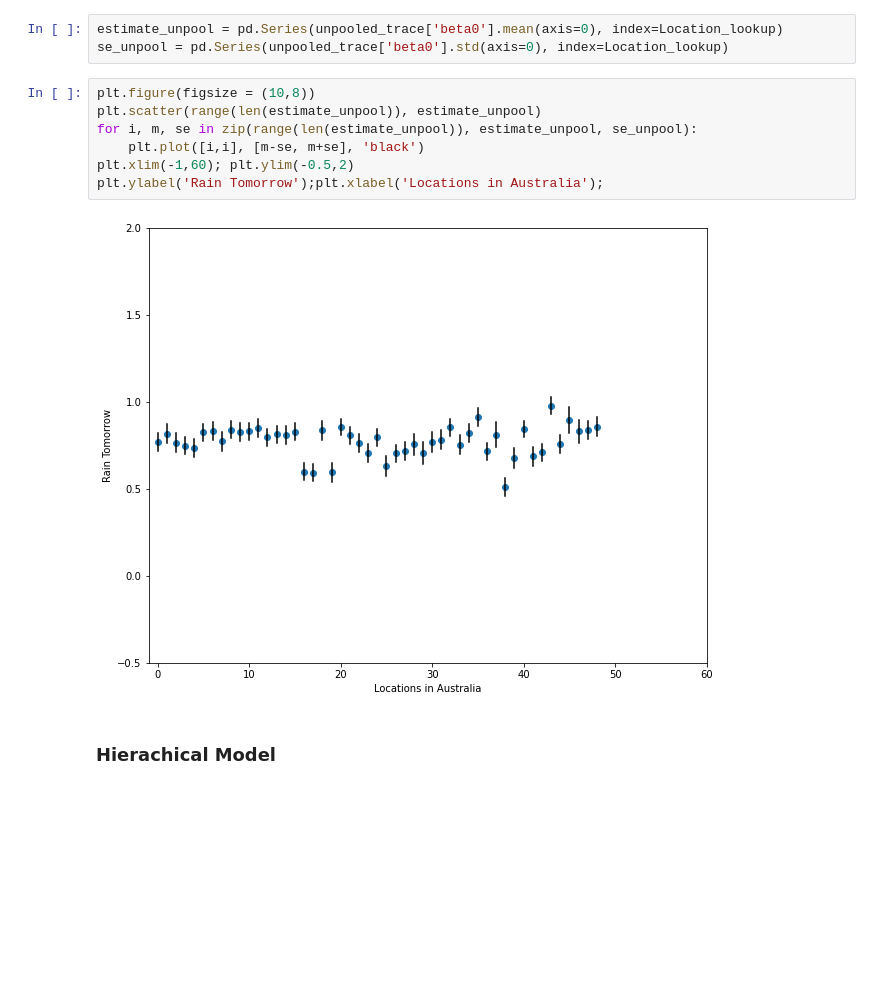
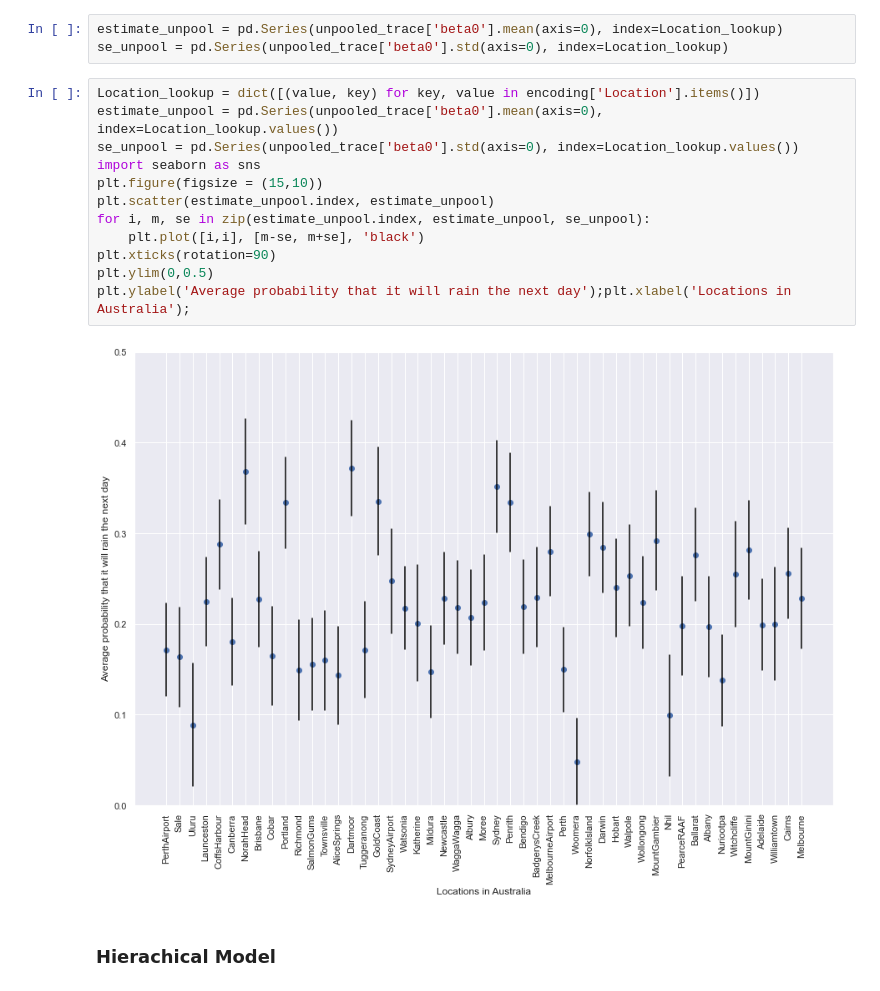
Before and after one commit to gauvand/TextSpamFiltering, a Jupyter notebook: Notebooks/WeatherAnalysis.ipynb, the cells around one changed output. Cells and saved outputs as stored; diff of their text form; blank space fills up the shorter version.

Commit message:
plotting changes and gitignore

```diff
--- a/Notebooks/WeatherAnalysis.ipynb
+++ b/Notebooks/WeatherAnalysis.ipynb
@@ -241,14 +241,19 @@ with unpooled_model:
 estimate_unpool = pd.Series(unpooled_trace['beta0'].mean(axis=0), index=Location_lookup)
 se_unpool = pd.Series(unpooled_trace['beta0'].std(axis=0), index=Location_lookup)
 # %%
-plt.figure(figsize = (10,8))
-plt.scatter(range(len(estimate_unpool)), estimate_unpool)
-for i, m, se in zip(range(len(estimate_unpool)), estimate_unpool, se_unpool):
+Location_lookup = dict([(value, key) for key, value in encoding['Location'].items()])
+estimate_unpool = pd.Series(unpooled_trace['beta0'].mean(axis=0), index=Location_lookup.values())
+se_unpool = pd.Series(unpooled_trace['beta0'].std(axis=0), index=Location_lookup.values())
+import seaborn as sns
+plt.figure(figsize = (15,10))
+plt.scatter(estimate_unpool.index, estimate_unpool)
+for i, m, se in zip(estimate_unpool.index, estimate_unpool, se_unpool):
     plt.plot([i,i], [m-se, m+se], 'black')
-plt.xlim(-1,60); plt.ylim(-0.5,2)
-plt.ylabel('Rain Tomorrow');plt.xlabel('Locations in Australia');
+plt.xticks(rotation=90)
+plt.ylim(0,0.5)
+plt.ylabel('Average probability that it will rain the next day');plt.xlabel('Locations in Australia');
 # %% [output]
-[figure, old version]
+[figure, new version]
 # %% [markdown]
 ### Hierachical Model
 # %%
```
Also changed, not shown: 1 other file.
